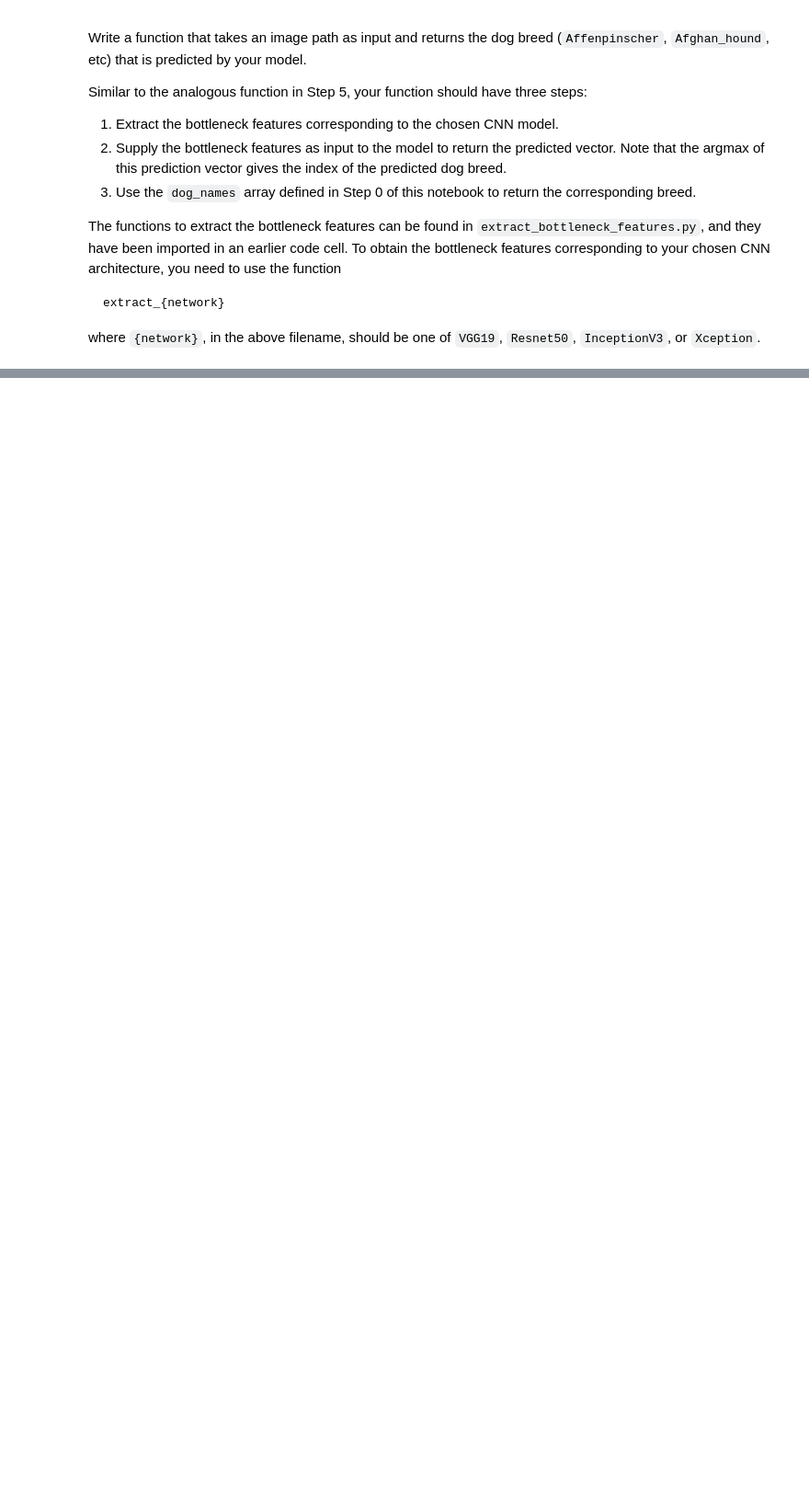
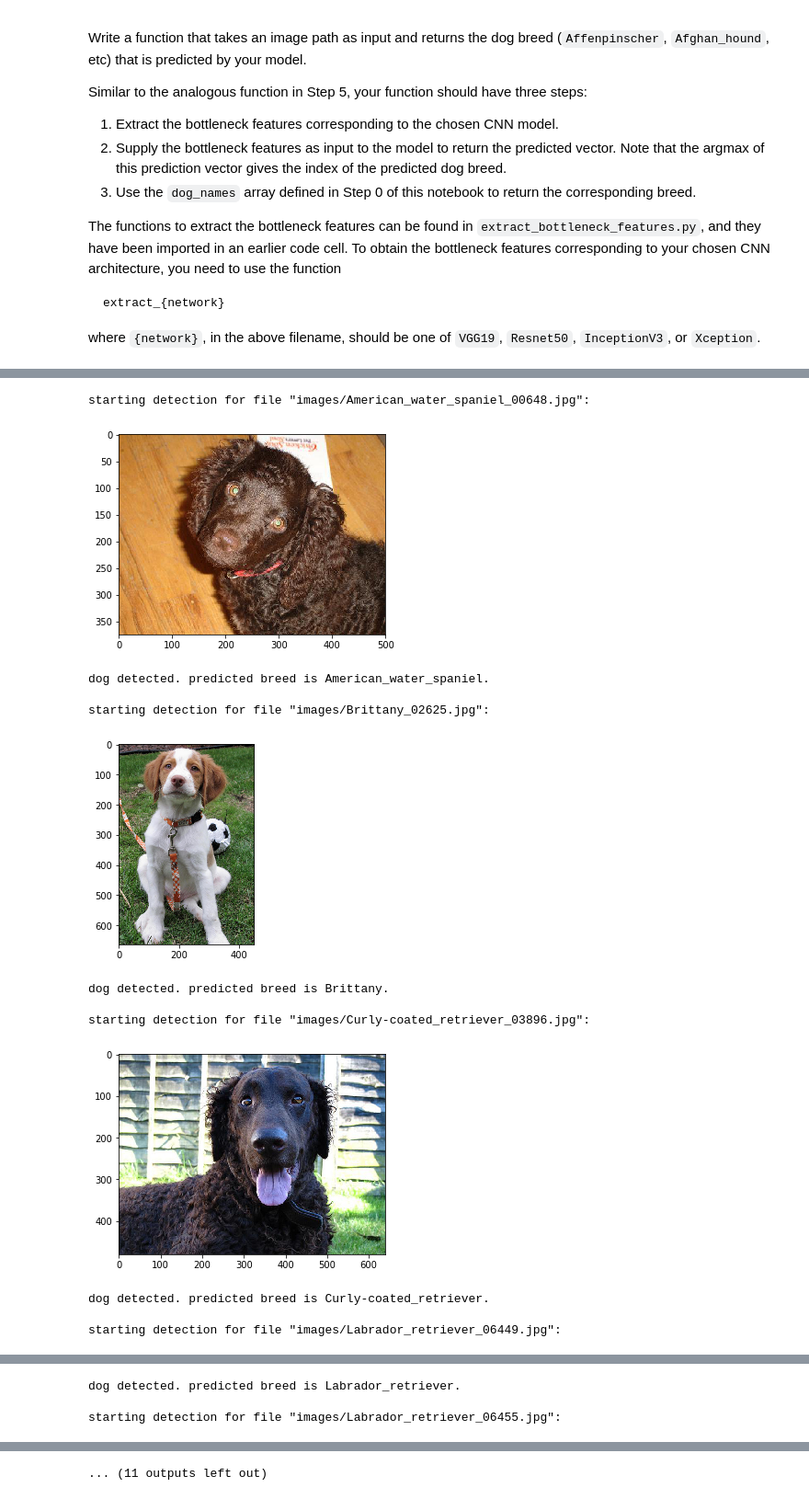
Before and after one commit to laszlokiraly/learning-machine-learning, a Jupyter notebook: dog-project/dog_app.ipynb, the cells around one changed output, grey strips where cells are left out. Shown at 92% size. Drawn from its saved outputs; the diff is of its cells as text; code cells hidden in the pictures; blank space fills up the shorter version.

```diff
--- a/dog-project/dog_app.ipynb
+++ b/dog-project/dog_app.ipynb
@@ -564,6 +704,7 @@ You are welcome to [augment the training data](https://blog.keras.io/building-po
 ### (IMPLEMENTATION) Load the Model with the Best Validation Loss
 # %%
 ### TODO: Load the model weights with the best validation loss.
+InceptionV3_model.load_weights('saved_models/weights.best.InceptionV3.hdf5')
 # %% [markdown]
 ### (IMPLEMENTATION) Test the Model
 
@@ -612,3 +767,29 @@ Some sample output for our algorithm is provided below, but feel free to design
+# %%
+import matplotlib.pyplot as plt
+
+### TODO: Write your algorithm.
+### Feel free to use as many code cells as needed.
+def detect(image_path):
+
+    img = cv2.imread(image_path)
+
+    # https://stackoverflow.com/questions/39316447/opencv-giving-wrong-color-to-colored-images-on-loading
+    plt.imshow(cv2.cvtColor(img, cv2.COLOR_BGR2RGB))
+
+    print ('starting detection for file "{}":'.format(image_path))
+    plt.show()
+    human_detected = face_detector(image_path)
+    dog_detected = dog_detector(image_path)
+    if human_detected or dog_detected:
+        result = InceptionV3_predict_breed(image_path)
+    if human_detected and dog_detected:
+        print ("dogman detected. predicted resemblance is {}.\n".format(result))
+    elif human_detected:
+        print ("human detected. but there is a resemblance to {}.\n".format(result))
+    elif dog_detected:
+        print ("dog detected. predicted breed is {}.\n".format(result))
+    else:
+        print ("nothing detected. keep calm and carry on\n")
 # %% [markdown]
 ---
 <a id='step7'></a>
@@ -626,4 +814,35 @@ __Answer:__
 # %%
 ## TODO: Execute your algorithm from Step 6 on
 ## at least 6 images on your computer.
 ## Feel free to use as many code cells as needed.
+detect("images/American_water_spaniel_00648.jpg")
+detect("images/Brittany_02625.jpg")
+detect("images/Curly-coated_retriever_03896.jpg")
+detect("images/Labrador_retriever_06449.jpg")
+detect("images/Labrador_retriever_06455.jpg")
+detect("images/Labrador_retriever_06457.jpg")
+detect("images/Welsh_springer_spaniel_08203.jpg")
+
+# rockstar
+detect("images/elvis.jpg")
+detect("images/elvis2.jpg")
+
+# comedian
+detect("images/sellers.jpg")
+
+# me
+detect("images/me.jpg")
+# %% [output]
+starting detection for file "images/American_water_spaniel_00648.jpg":
+[figure, added]
+dog detected. predicted breed is American_water_spaniel.
+
+starting detection for file "images/Brittany_02625.jpg":
+[figure, added]
+dog detected. predicted breed is Brittany.
+
+starting detection for file "images/Curly-coated_retriever_03896.jpg":
+[figure, added]
+dog detected. predicted breed is Curly-coated_retriever.
+
+starting detection for file "images/Labrador_retriever_06449.jpg":
@@ -629,0 +850,3 @@ __Answer:__
+dog detected. predicted breed is Labrador_retriever.
+
+starting detection for file "images/Labrador_retriever_06455.jpg":
@@ -629,0 +858 @@ __Answer:__
+... (11 outputs left out)
```
Also changed, not shown: parts of 28 cells of this notebook, 3 other files.
